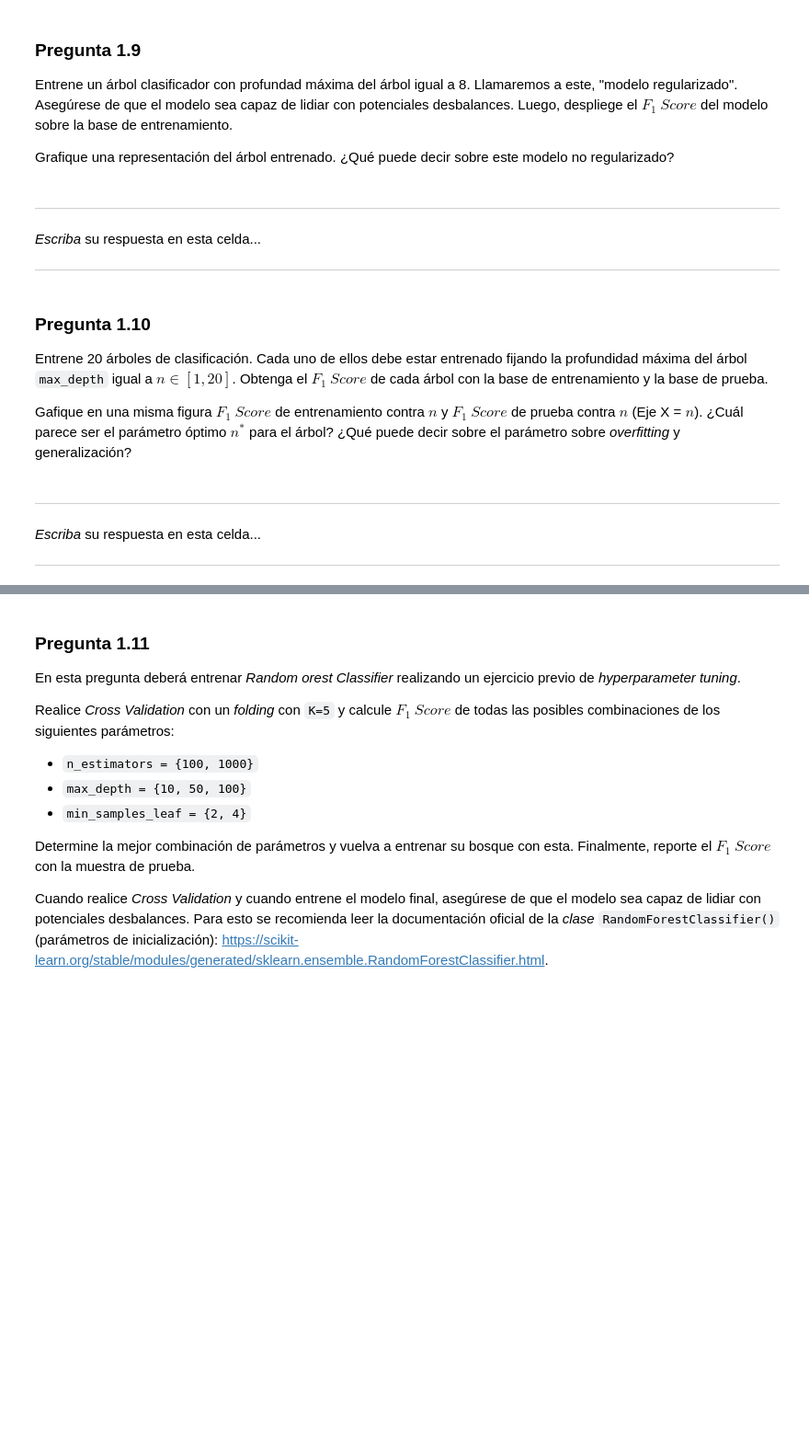
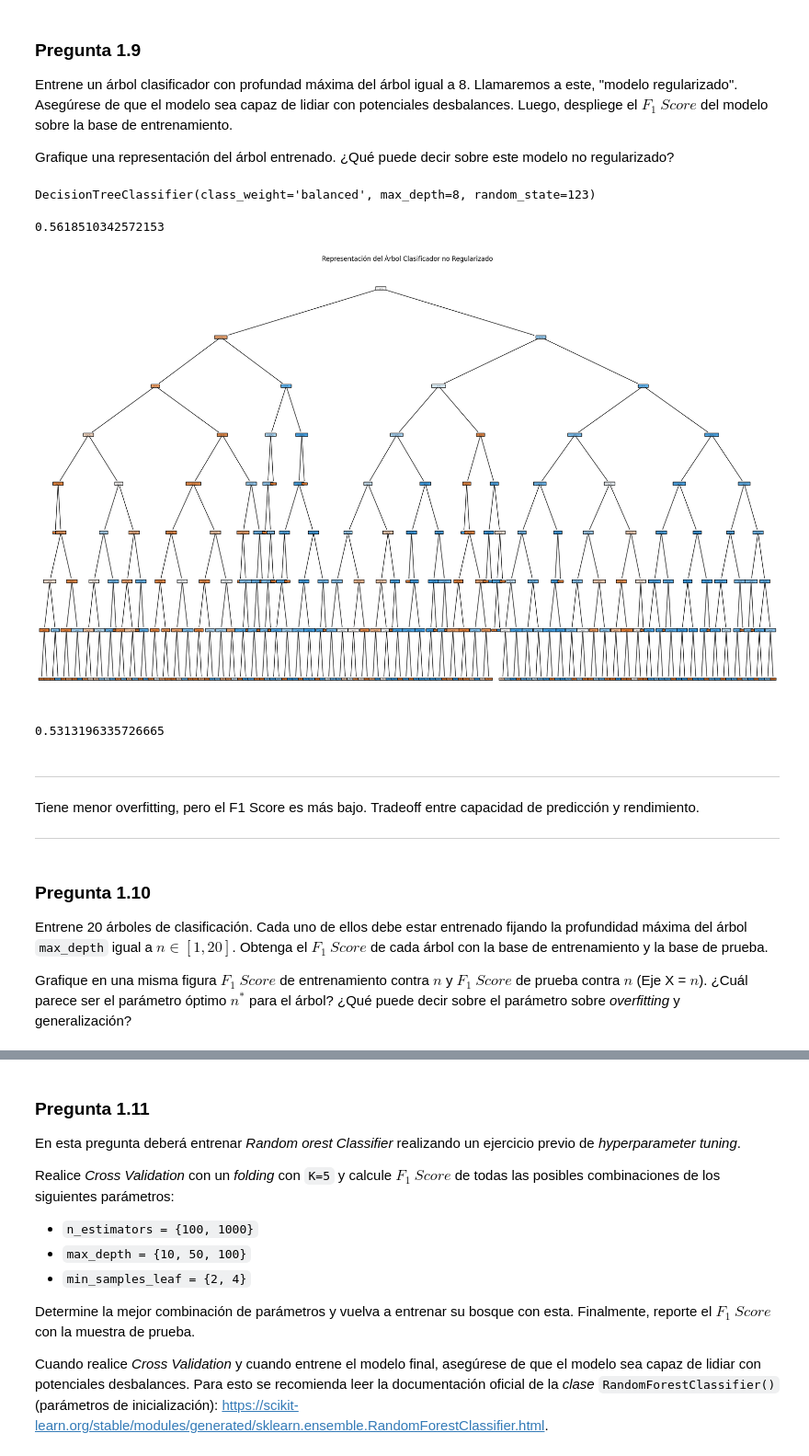
Before and after one commit to catamege/Tarea2-Mege-Lantadilla, a Jupyter notebook: Tarea2-Mege-Lantadilla.ipynb, the cells around one changed output, grey strips where cells are left out. Shown at 92% size. Cells and saved outputs as stored; diff of their text form; code cells hidden in the pictures; blank space fills up the shorter version.

```diff
--- a/Tarea2-Mege-Lantadilla.ipynb
+++ b/Tarea2-Mege-Lantadilla.ipynb
@@ -1150,31 +1234,60 @@ Grafique una representación del árbol entrenado. ¿Qué puede decir sobre este
 Entrene un árbol clasificador con profundad máxima del árbol igual a 8. Llamaremos a este, "modelo regularizado". Asegúrese de que el modelo sea capaz de lidiar con potenciales desbalances. Luego, despliege el $F_1\ Score$ del modelo sobre la base de entrenamiento.
 
 Grafique una representación del árbol entrenado. ¿Qué puede decir sobre este modelo no regularizado?
-# %% [markdown]
-
-
-
----
-
-
-*Escriba* su respuesta en esta celda...
-
-
----
+# %%
+modelo_regularizado = DecisionTreeClassifier(
+    max_depth=8,
+    class_weight='balanced',
+    random_state=123
+)
+
+modelo_regularizado.fit(X_train, y_train)
+# %% [output]
+DecisionTreeClassifier(class_weight='balanced', max_depth=8, random_state=123)
+# %%
+y_train_pred = modelo_regularizado.predict(X_train) #predigo con train
+f1_train_regularizado = f1_score(y_train, y_train_pred, pos_label='yes')
+
+print(f1_train_regularizado) #56%
+# %% [output]
+0.5618510342572153
+# %%
+feature_names_out = processor.get_feature_names_out()
+nombres = modelo_regularizado.classes_.astype(str) # type: ignore
+
+plt.figure(figsize=(25, 15))
+plot_tree(
+    modelo_regularizado,
+    filled=True,
+    rounded=True,
+    feature_names=feature_names_out, # type: ignore
+    class_names= nombres, # type: ignore
+    max_depth= 8
+)
+plt.title('Representación del Árbol Clasificador Regularizado')
+plt.show()
+# %% [output]
+[figure, added]
+# %%
+y_test_pred = modelo_regularizado.predict(X_test)
+f1_test_regularizado = f1_score(y_test, y_test_pred, pos_label='yes')
+print(f1_test_regularizado) #53%
+# %% [output]
+0.5313196335726665
+# %% [markdown]
+
+
+
+---
+
+
+Tiene menor overfitting, pero el F1 Score es más bajo. Tradeoff entre capacidad de predicción y rendimiento.
+
+
+---
 # %% [markdown]
 ### Pregunta 1.10
 
 Entrene 20 árboles de clasificación. Cada uno de ellos debe estar entrenado fijando la profundidad máxima del árbol `max_depth` igual a $n \in [1,20]$. Obtenga el $F_1\ Score$ de cada árbol con la base de entrenamiento y la base de prueba.
 
-Gafique en una misma figura $F_1\ Score$ de entrenamiento contra $n$ y $F_1\ Score$ de prueba contra $n$ (Eje X = $n$). ¿Cuál parece ser el parámetro óptimo $n^*$ para el árbol? ¿Qué puede decir sobre el parámetro sobre _overfitting_ y generalización?
+Grafique en una misma figura $F_1\ Score$ de entrenamiento contra $n$ y $F_1\ Score$ de prueba contra $n$ (Eje X = $n$). ¿Cuál parece ser el parámetro óptimo $n^*$ para el árbol? ¿Qué puede decir sobre el parámetro sobre _overfitting_ y generalización?
-# %% [markdown]
-
-
-
----
-
-
-*Escriba* su respuesta en esta celda...
-
-
----
```
Also changed, not shown: parts of 19 cells of this notebook.
